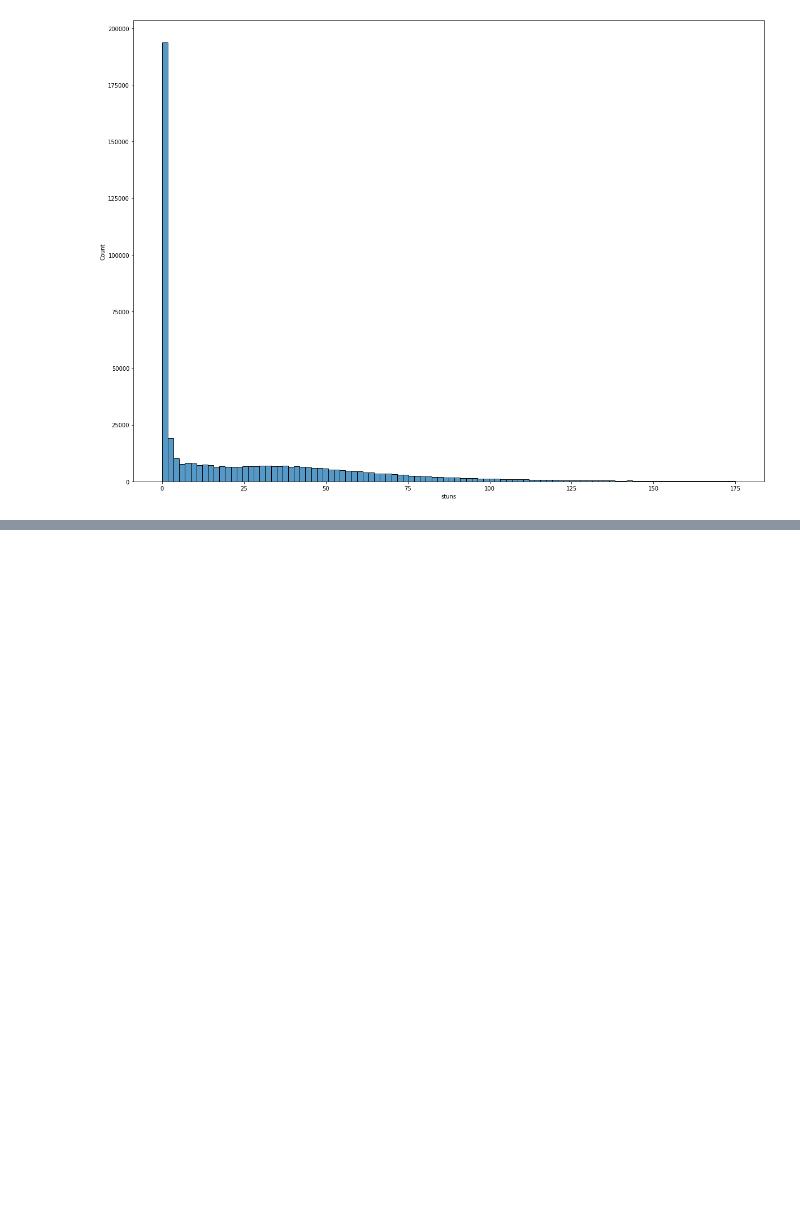
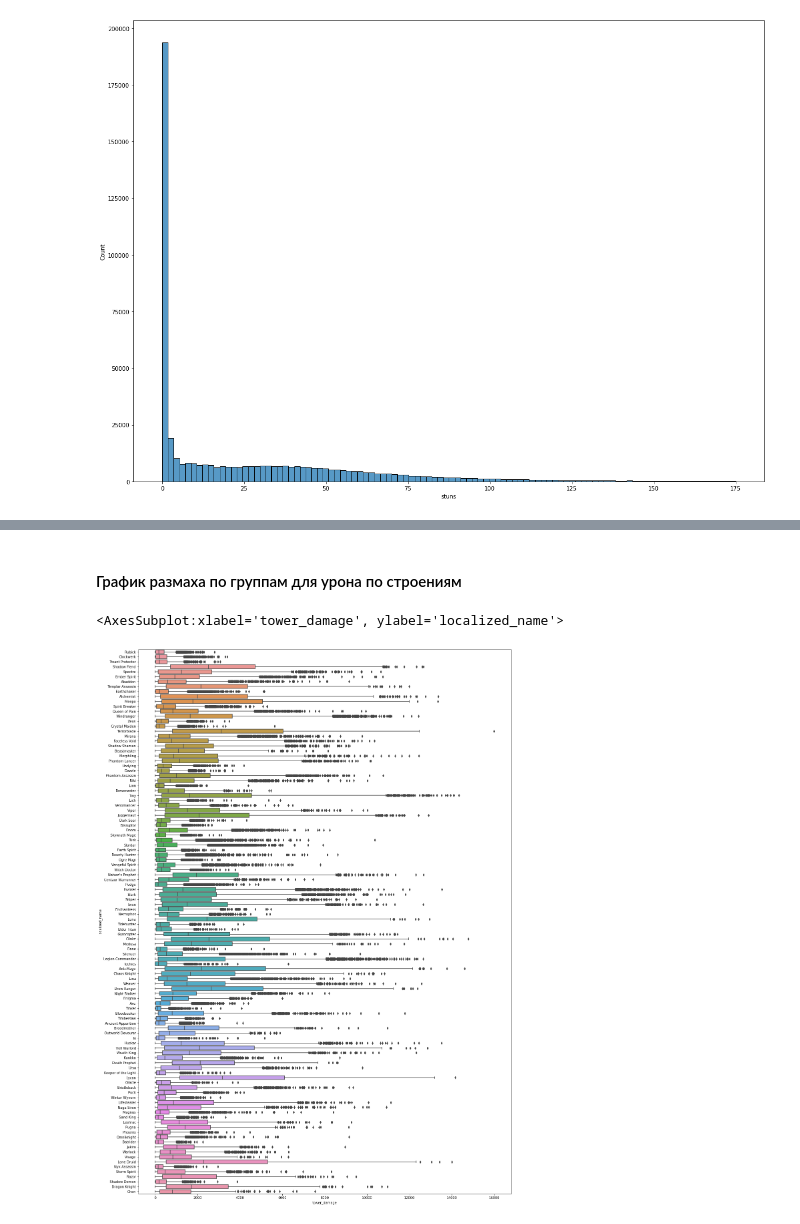
Before and after one commit to amatemeow/MLPY, a Jupyter notebook: task1/task1.ipynb, the cells around one changed output, grey strips where cells are left out. Drawn from its saved outputs; the diff is of its cells as text; code cells hidden in the pictures; blank space fills up the shorter version.

```diff
--- a/task1/task1.ipynb
+++ b/task1/task1.ipynb
@@ -271,0 +332,8 @@ Hero: Zeus                           mean gpm: 406.1948136849
+# %% [markdown]
+<h4>График размаха по группам для урона по строениям</h4>
+# %%
+fig = plt.figure(figsize = (20,30))
+sns.boxplot(x = "tower_damage", y = "localized_name", data = merged)
+# %% [output]
+<AxesSubplot:xlabel='tower_damage', ylabel='localized_name'>
+[figure, added]
```
Also changed, not shown: parts of 13 cells of this notebook.
